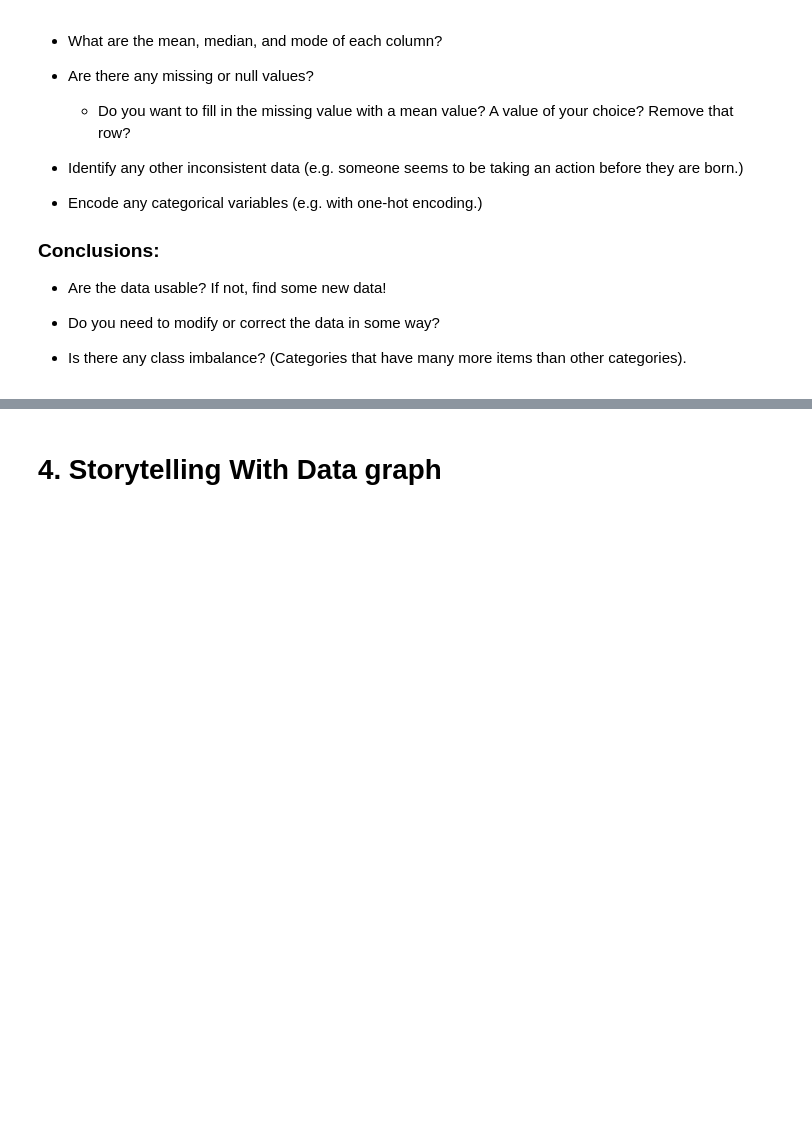
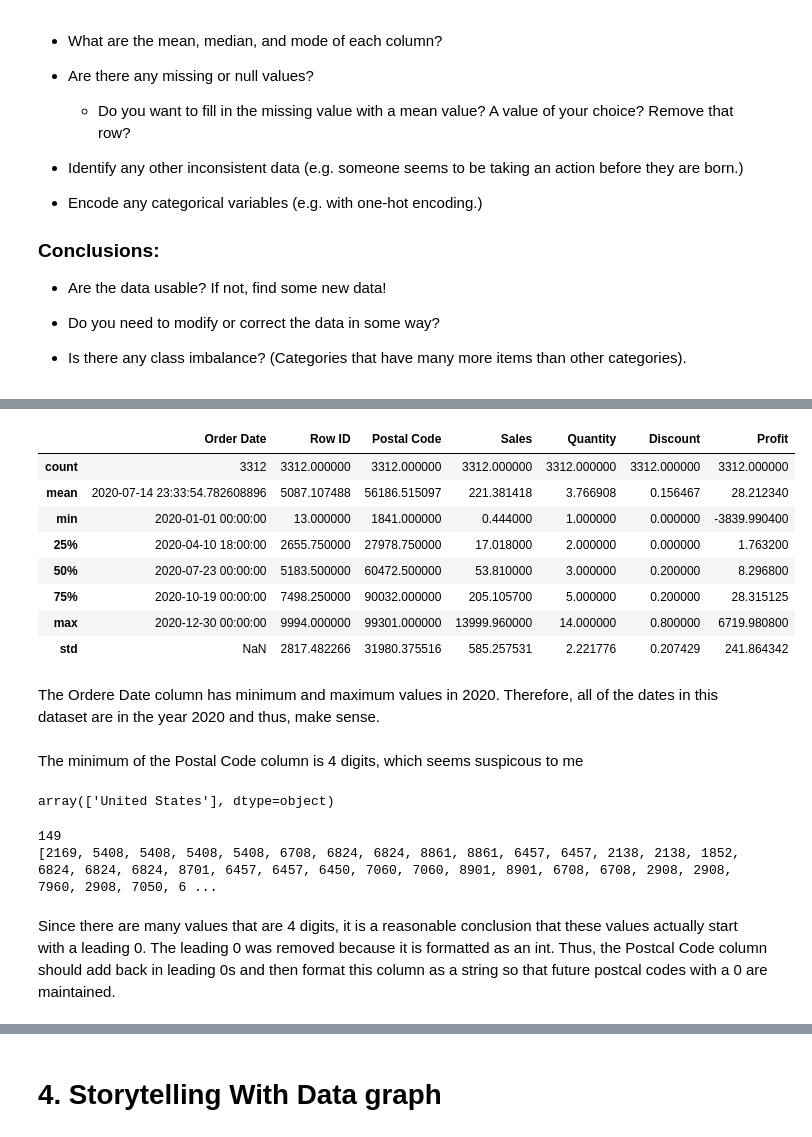
Before and after one commit to Haleymussary00/Module-B-semester-2, a Jupyter notebook: Week2.ipynb, the cells around one changed output, grey strips where cells are left out. Saved outputs shown, nothing was run; the diff lists cells and outputs as text; code cells hidden in the pictures; blank space fills up the shorter version.

```diff
--- a/Week2.ipynb
+++ b/Week2.ipynb
@@ -52,0 +107,41 @@ ecommerce_data.head()
+# %%
+# Check the Summary Statistics to get a Good Understanding of Data Values
+# This will tell us the mean, median, and mode of all numerical columns
+ecommerce_data.describe()
+# %% [output]
+|  | Order Date | Row ID | Postal Code | Sales | Quantity | Discount | Profit |
+| count | 3312 | 3312.000000 | 3312.000000 | 3312.000000 | 3312.000000 | 3312.000000 | 3312.000000 |
+| mean | 2020-07-14 23:33:54.782608896 | 5087.107488 | 56186.515097 | 221.381418 | 3.766908 | 0.156467 | 28.212340 |
+| min | 2020-01-01 00:00:00 | 13.000000 | 1841.000000 | 0.444000 | 1.000000 | 0.000000 | -3839.990400 |
+| 25% | 2020-04-10 18:00:00 | 2655.750000 | 27978.750000 | 17.018000 | 2.000000 | 0.000000 | 1.763200 |
+| 50% | 2020-07-23 00:00:00 | 5183.500000 | 60472.500000 | 53.810000 | 3.000000 | 0.200000 | 8.296800 |
+| 75% | 2020-10-19 00:00:00 | 7498.250000 | 90032.000000 | 205.105700 | 5.000000 | 0.200000 | 28.315125 |
+| max | 2020-12-30 00:00:00 | 9994.000000 | 99301.000000 | 13999.960000 | 14.000000 | 0.800000 | 6719.980800 |
+| std | NaN | 2817.482266 | 31980.375516 | 585.257531 | 2.221776 | 0.207429 | 241.864342 |
+# %% [markdown]
+The Ordere Date column has minimum and maximum values in 2020. Therefore, all of the dates in this dataset are in the year 2020 and thus, make sense.
+# %% [markdown]
+The minimum of the Postal Code column is 4 digits, which seems suspicous to me
+# %%
+# Checking that all of the data in this table is for the United States,
+# therefore, a postcal code with 4 digits is unexpected
+
+ecommerce_data['Country'].unique()
+# %% [output]
+array(['United States'], dtype=object)
+# %%
+# Since all data is in the US, all postal codes should be 5 digits, check every instance this is false
+
+invalid_postcal_codes = []
+for postal_code in ecommerce_data['Postal Code']:
+    if postal_code < 10000:
+        invalid_postcal_codes.append(postal_code)
+    else:
+        continue
+print(len(invalid_postcal_codes))
+print(invalid_postcal_codes)
+# %% [output]
+149
+[2169, 5408, 5408, 5408, 5408, 6708, 6824, 6824, 8861, 8861, 6457, 6457, 2138, 2138, 1852, 6824, 6824, 6824, 8701, 6457, 6457, 6450, 7060, 7060, 8901, 8901, 6708, 6708, 2908, 2908, 7960, 2908, 7050, 6 ...
+# %% [markdown]
+Since there are many values that are 4 digits, it is a reasonable conclusion that these values actually start with a leading 0. The leading 0 was removed because it is formatted as an int. Thus, the Postcal Code column should add back in leading 0s and then format this column as a string so that future postcal codes with a 0 are maintained.
```
Also changed, not shown: parts of 13 cells of this notebook.
